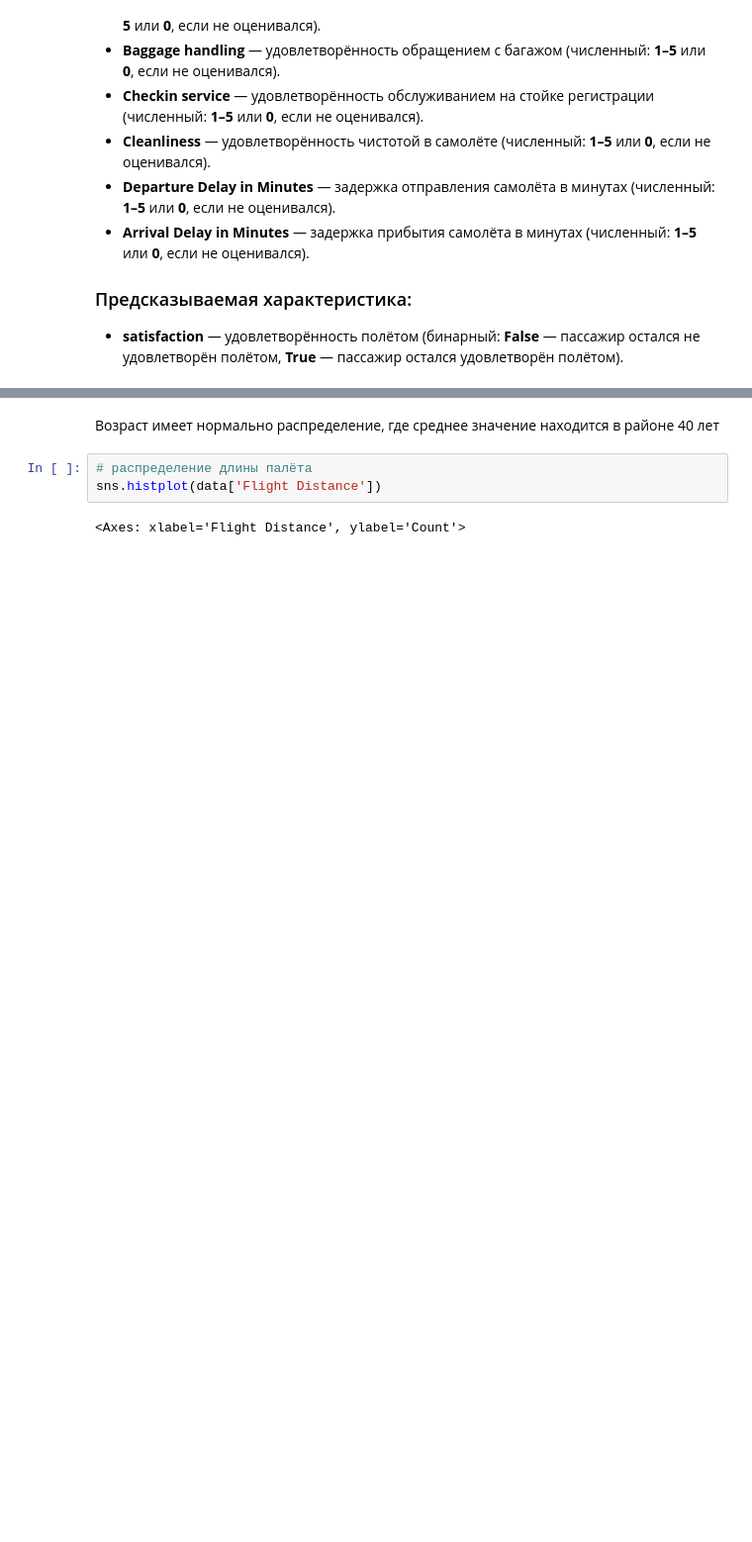
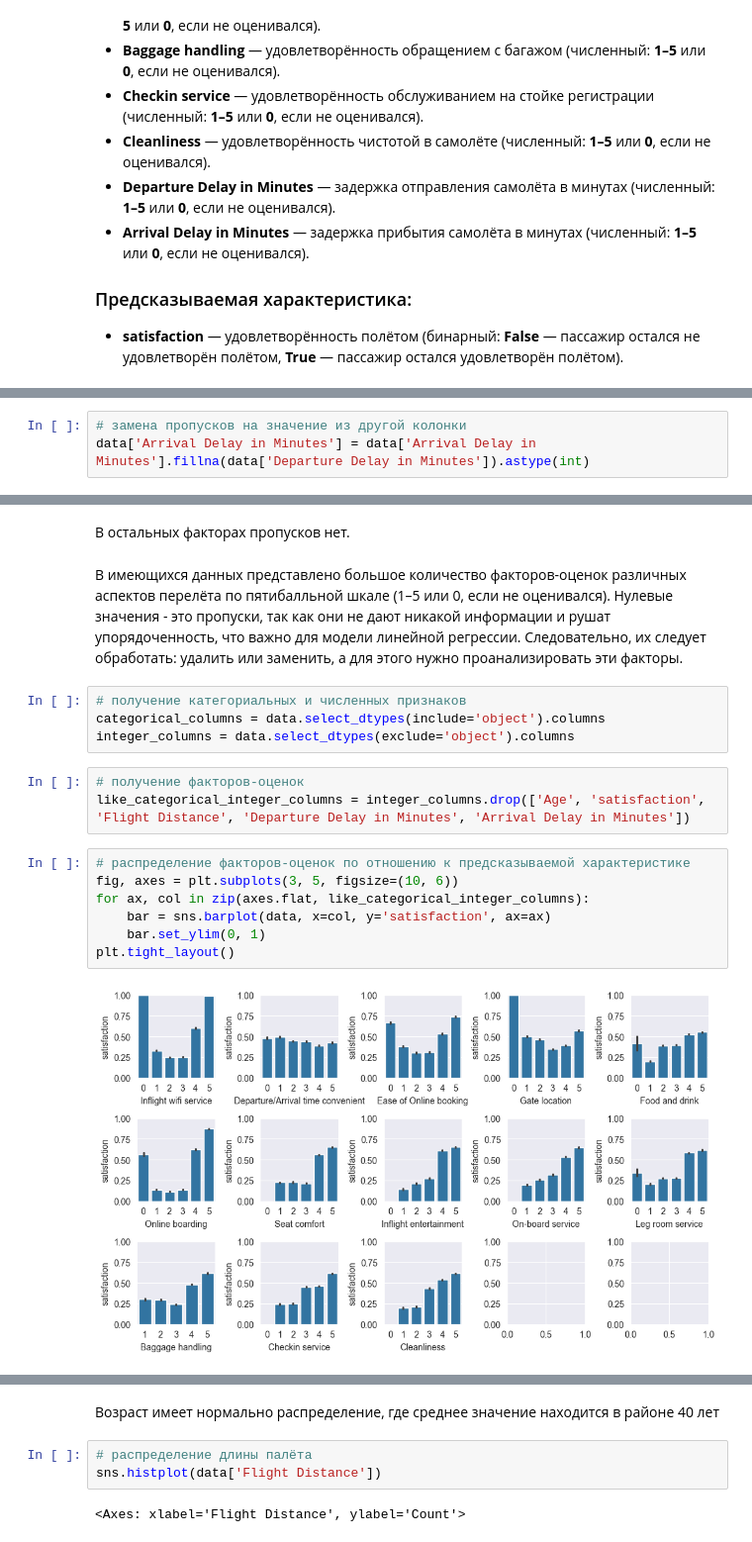
Before and after one commit to Potemeyker/Predicting_flight_satisfaction-Logistic_regression, a Jupyter notebook: notebook.ipynb, the cells around one changed output, grey strips where cells are left out. Shown at 99% size. Drawn from its saved outputs; the diff is of its cells as text; blank space fills up the shorter version.

Commit message:
В ноутбуке с решением закончен блок "Исследовательский анализ данных": * Написан код решения * Добавлены комментарии

```diff
--- a/notebook.ipynb
+++ b/notebook.ipynb
@@ -63,0 +123,3 @@ data.head(10)
+# %%
+# замена пропусков на значение из другой колонки
+data['Arrival Delay in Minutes'] = data['Arrival Delay in Minutes'].fillna(data['Departure Delay in Minutes']).astype(int)
@@ -63,0 +147,20 @@ data.head(10)
+# %% [markdown]
+В остальных факторах пропусков нет.
+# %% [markdown]
+В имеющихся данных представлено большое количество факторов-оценок различных аспектов перелёта по пятибалльной шкале (1–5 или 0, если не оценивался). Нулевые значения - это пропуски, так как они не дают никакой информации и рушат упорядоченность, что важно для модели линейной регрессии. Следовательно, их следует обработать: удалить или заменить, а для этого нужно проанализировать эти факторы.
+# %%
+# получение категориальных и численных признаков
+categorical_columns = data.select_dtypes(include='object').columns
+integer_columns = data.select_dtypes(exclude='object').columns
+# %%
+# получение факторов-оценок
+like_categorical_integer_columns = integer_columns.drop(['Age', 'satisfaction', 'Flight Distance', 'Departure Delay in Minutes', 'Arrival Delay in Minutes'])
+# %%
+# распределение факторов-оценок по отношению к предсказываемой характеристике
+fig, axes = plt.subplots(3, 5, figsize=(10, 6))
+for ax, col in zip(axes.flat, like_categorical_integer_columns):
+    bar = sns.barplot(data, x=col, y='satisfaction', ax=ax)
+    bar.set_ylim(0, 1)
+plt.tight_layout()
+# %% [output]
+[figure, added]
```
Also changed, not shown: parts of 40 cells of this notebook.
